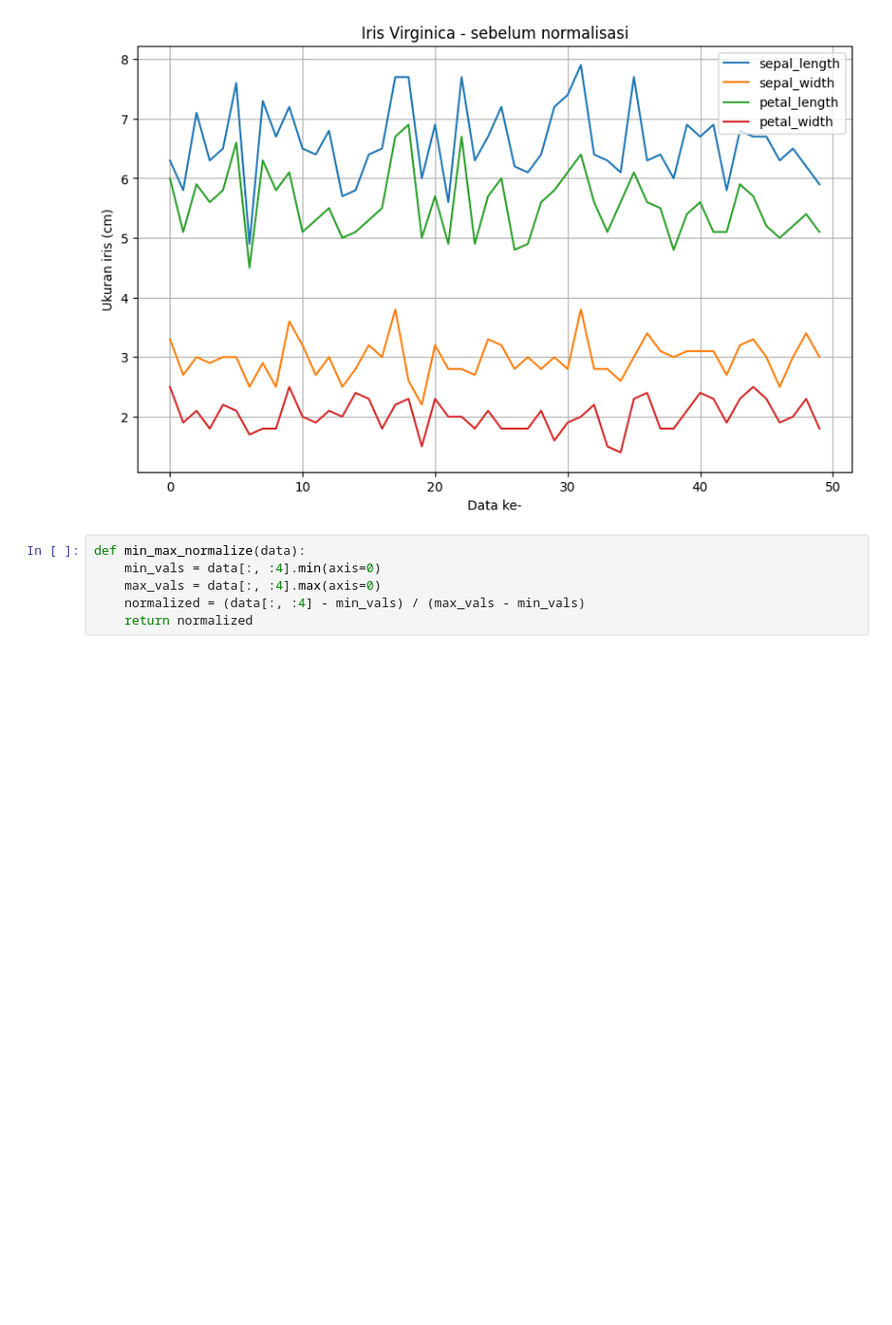
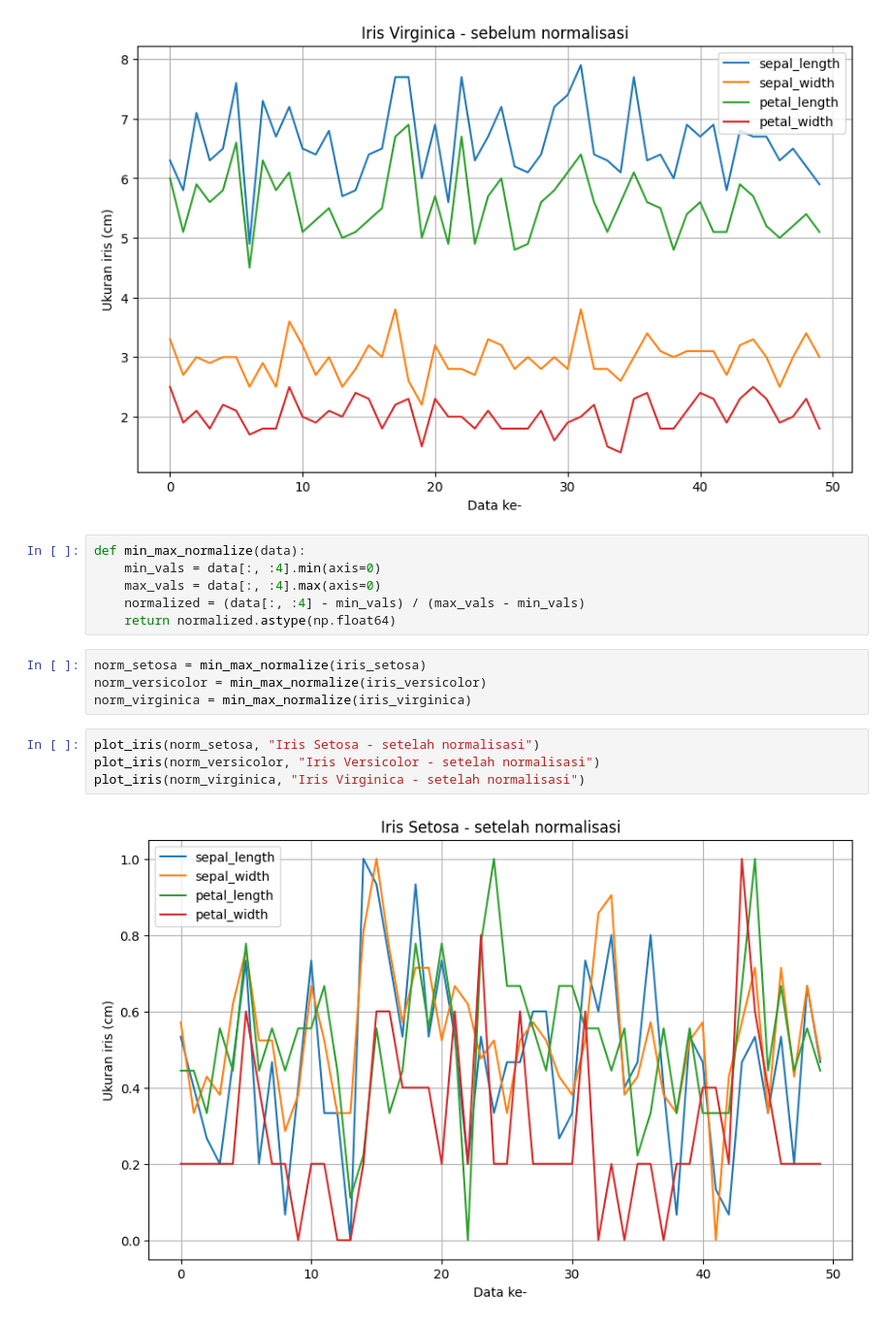
Before and after one commit to vitows/Iris-Perceptron-612022018, a Jupyter notebook: Iris-Perceptron.ipynb, the cells around one changed output. Shown at 97% size. Drawn from its saved outputs; the diff is of its cells as text; blank space fills up the shorter version.

Commit message:
Normalize the data and plotting data

```diff
--- a/Iris-Perceptron.ipynb
+++ b/Iris-Perceptron.ipynb
@@ -88,4 +88,14 @@ def min_max_normalize(data):
     min_vals = data[:, :4].min(axis=0)
     max_vals = data[:, :4].max(axis=0)
     normalized = (data[:, :4] - min_vals) / (max_vals - min_vals)
-    return normalized
+    return normalized.astype(np.float64)
+# %%
+norm_setosa = min_max_normalize(iris_setosa)
+norm_versicolor = min_max_normalize(iris_versicolor)
+norm_virginica = min_max_normalize(iris_virginica)
+# %%
+plot_iris(norm_setosa, "Iris Setosa - setelah normalisasi")
+plot_iris(norm_versicolor, "Iris Versicolor - setelah normalisasi")
+plot_iris(norm_virginica, "Iris Virginica - setelah normalisasi")
+# %% [output]
+[figure, added]
```
Also changed, not shown: parts of 1 cell of this notebook.
